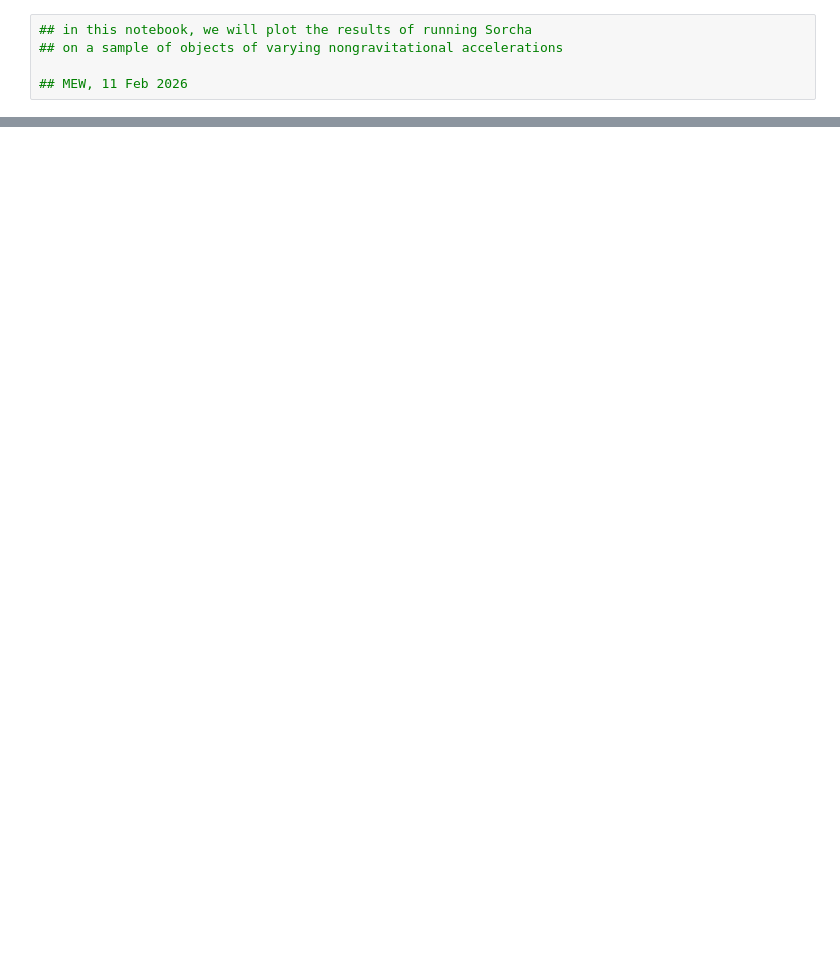
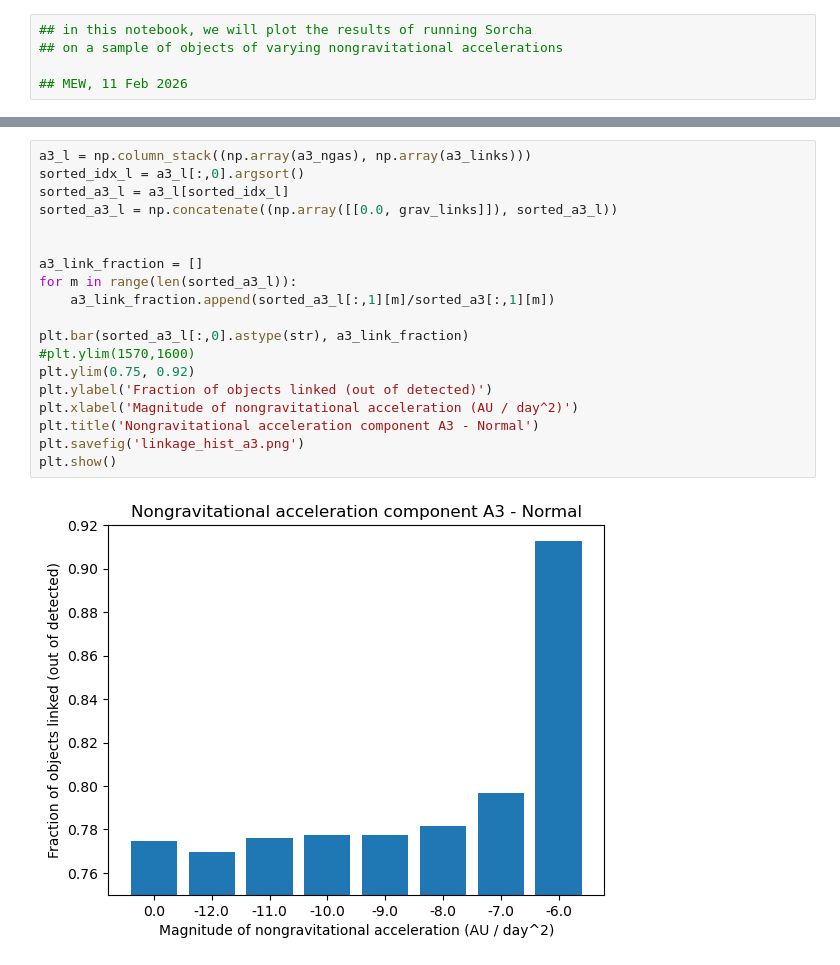
Before and after one commit to ewhite42/lsst_seti, a Jupyter notebook: nongrav/test_linking/sorcha_hist.ipynb, the cells around one changed output, grey strips where cells are left out. Drawn from its saved outputs; the diff is of its cells as text; blank space fills up the shorter version.

```diff
--- a/nongrav/test_linking/sorcha_hist.ipynb
+++ b/nongrav/test_linking/sorcha_hist.ipynb
@@ -69,0 +263,21 @@ plt.ylim(1570,1600)
+# %%
+a3_l = np.column_stack((np.array(a3_ngas), np.array(a3_links)))
+sorted_idx_l = a3_l[:,0].argsort()
+sorted_a3_l = a3_l[sorted_idx_l]
+sorted_a3_l = np.concatenate((np.array([[0.0, grav_links]]), sorted_a3_l))
+
+
+a3_link_fraction = []
+for m in range(len(sorted_a3_l)):
+    a3_link_fraction.append(sorted_a3_l[:,1][m]/sorted_a3[:,1][m])
+
+plt.bar(sorted_a3_l[:,0].astype(str), a3_link_fraction)
+#plt.ylim(1570,1600)
+plt.ylim(0.75, 0.92)
+plt.ylabel('Fraction of objects linked (out of detected)')
+plt.xlabel('Magnitude of nongravitational acceleration (AU / day^2)')
+plt.title('Nongravitational acceleration component A3 - Normal')
+plt.savefig('linkage_hist_a3.png')
+plt.show()
+# %% [output]
+[figure, added]
```
Also changed, not shown: parts of 10 cells of this notebook.
